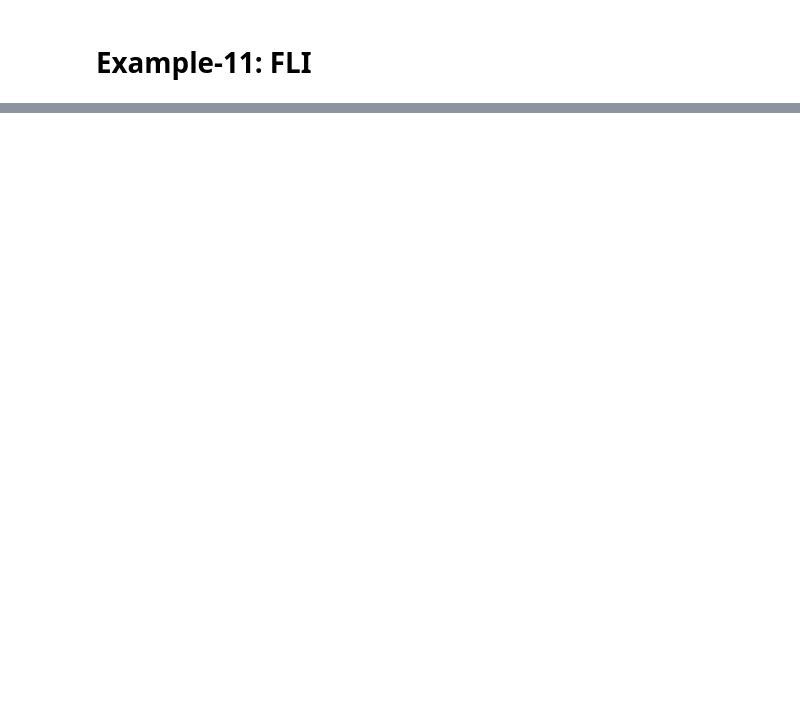
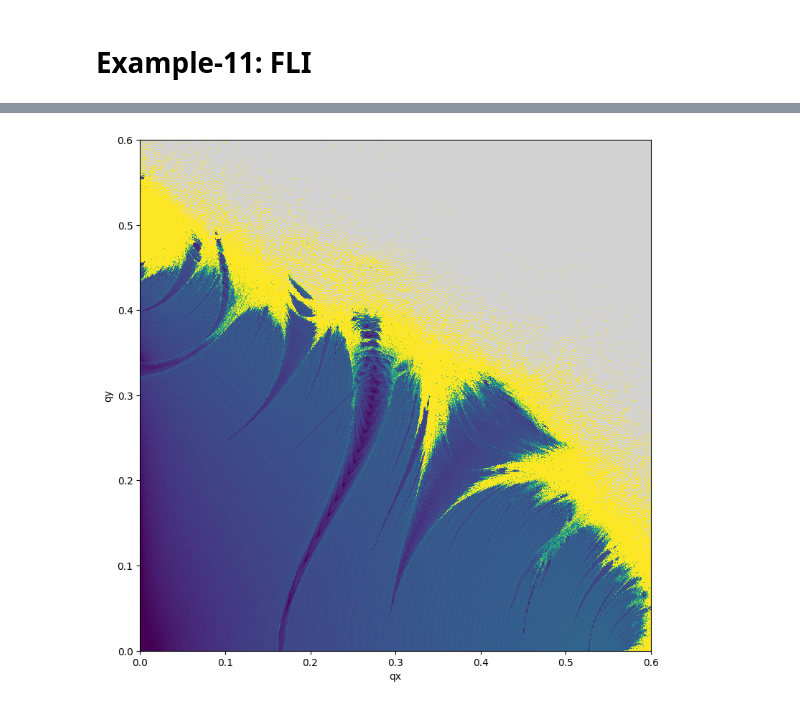
Before and after one commit to i-a-morozov/tohubohu, a Jupyter notebook: docs/source/examples/example-10.ipynb, the cells around one changed output, grey strips where cells are left out. Saved outputs shown, nothing was run; the diff lists cells and outputs as text; code cells hidden in the pictures; blank space fills up the shorter version.

```diff
--- a/docs/source/examples/example-10.ipynb
+++ b/docs/source/examples/example-10.ipynb
@@ -99,0 +110,37 @@ plt.show()
+# %%
+# Set initial grid in (qx, qy) plane
+
+n = 1001
+
+qx = jax.numpy.linspace(0.0, 0.6, n)
+qy = jax.numpy.linspace(0.0, 0.6, n)
+qs = jax.numpy.stack(jax.numpy.meshgrid(qx, qy, indexing='ij')).swapaxes(-1, 0).reshape(n*n, -1)
+ps = jax.numpy.full_like(qs, 1.0E-12)
+xs = jax.numpy.hstack([qs, ps])
+xs = jax.numpy.array_split(xs, n)
+# %%
+# Evaluate indicator
+
+xb, *xr = xs
+fj = jit(vmap(fn))
+out = [fj(xb)]
+
+for xb in tqdm(xr):
+    out.append(fj(xb))
+out = jax.numpy.concatenate(out)
+
+# Winsorize data
+
+data = numpy.array(out)
+data = data.reshape(n, n)
+
+# Plot
+
+plt.figure(figsize=(8, 8))
+plt.imshow(data, aspect='equal', vmin=0.0, vmax=0.005, origin='lower', cmap=cmap, interpolation='nearest', extent=(0., 0.6, 0., 0.6))
+plt.xlabel('qx')
+plt.ylabel('qy')
+plt.tight_layout()
+plt.show()
+# %% [output]
+[figure, added]
```
Also changed, not shown: parts of 6 cells of this notebook, 1 other file.
